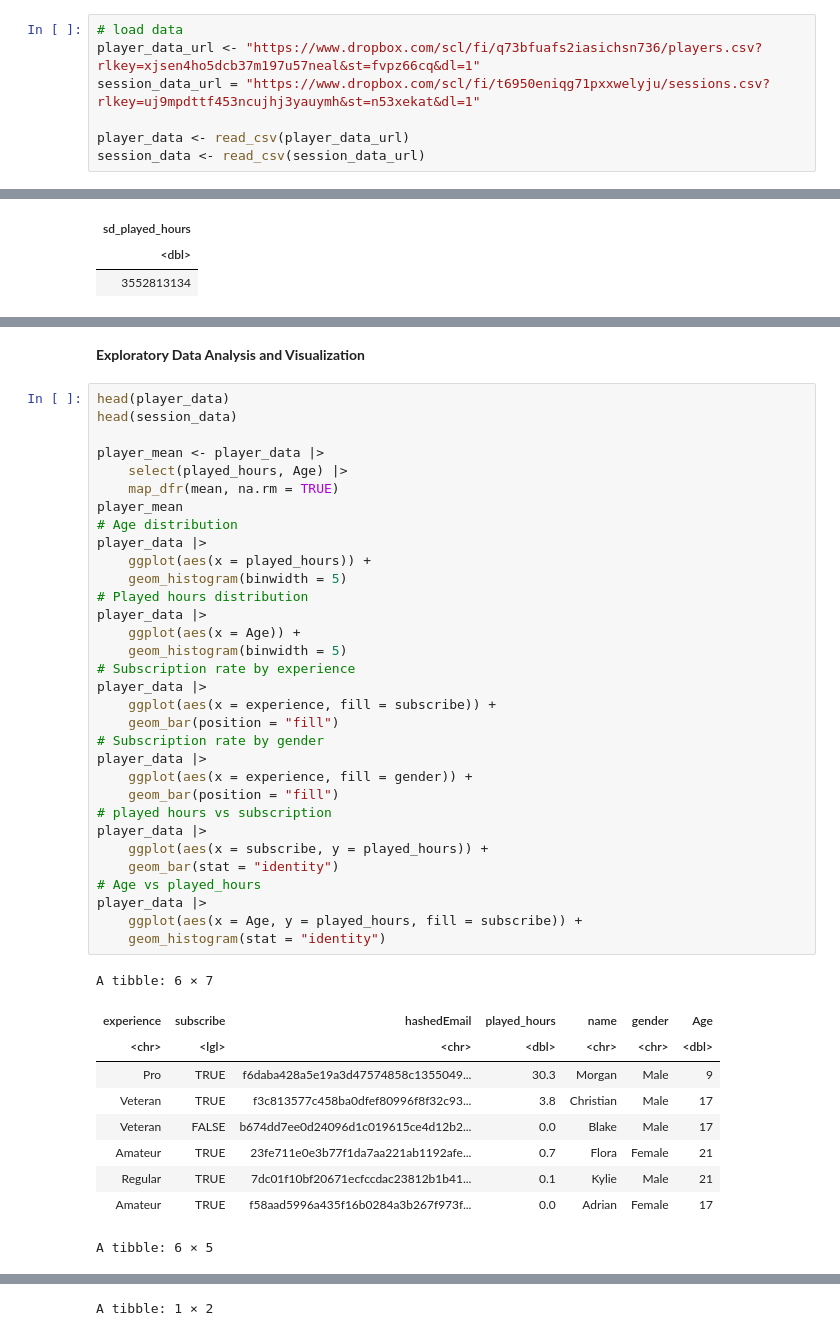
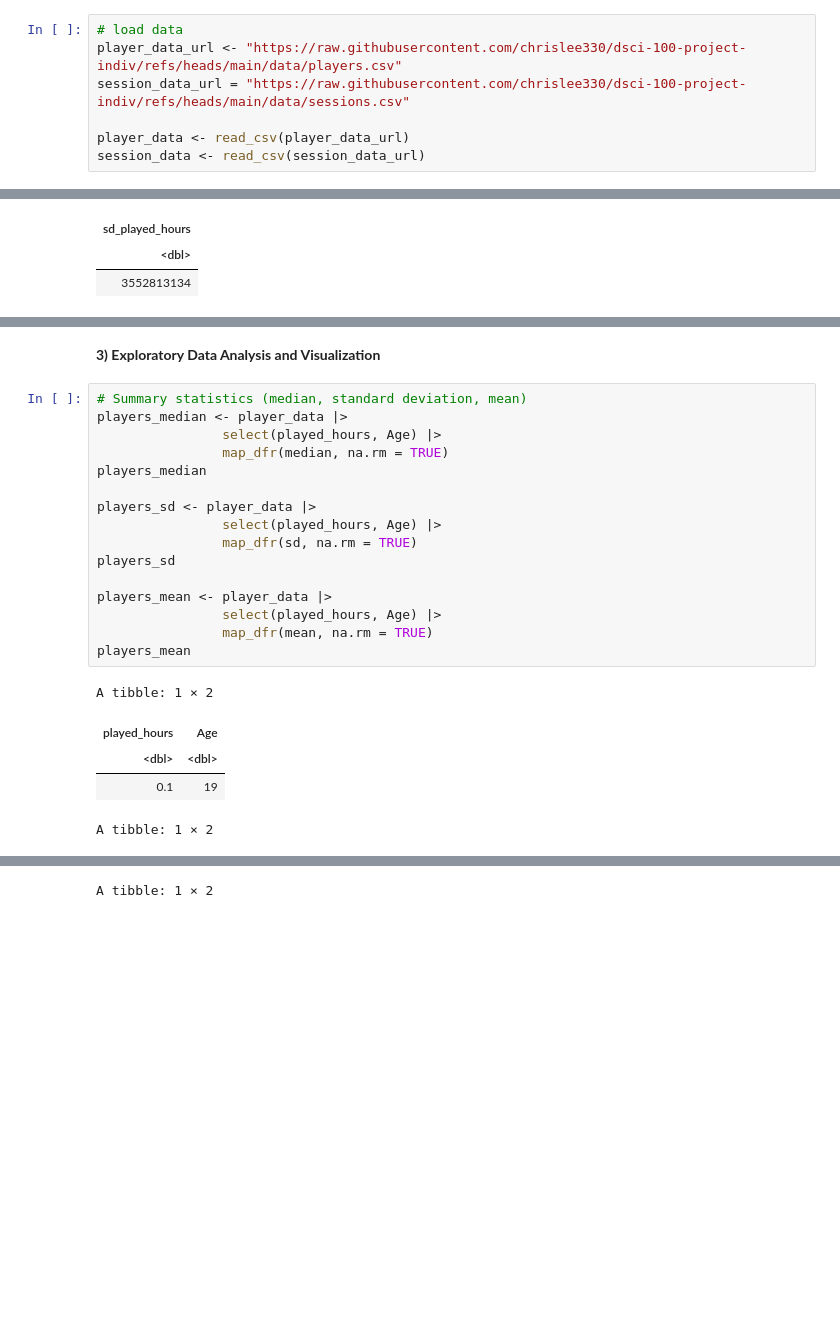
Before and after one commit to chrislee330/dsci-100-project-indiv, a Jupyter notebook: individual.ipynb, the cells around one changed output, grey strips where cells are left out. Cells and saved outputs as stored; diff of their text form; blank space fills up the shorter version.

```diff
--- a/individual.ipynb
+++ b/individual.ipynb
@@ -15,7 +19,7 @@ library(dplyr)
 # %%
 # load data
-player_data_url <- "https://www.dropbox.com/scl/fi/q73bfuafs2iasichsn736/players.csv?rlkey=xjsen4ho5dcb37m197u57neal&st=fvpz66cq&dl=1"
-session_data_url = "https://www.dropbox.com/scl/fi/t6950eniqg71pxxwelyju/sessions.csv?rlkey=uj9mpdttf453ncujhj3yauymh&st=n53xekat&dl=1"
+player_data_url <- "https://raw.githubusercontent.com/chrislee330/dsci-100-project-indiv/refs/heads/main/data/players.csv"
+session_data_url = "https://raw.githubusercontent.com/chrislee330/dsci-100-project-indiv/refs/heads/main/data/sessions.csv"
 
 player_data <- read_csv(player_data_url)
 session_data <- read_csv(session_data_url)
@@ -238,45 +220,24 @@ After cleaning the data, I can apply a classification method to predict `subscri
 # %% [markdown]
-**Exploratory Data Analysis and Visualization**
+**3) Exploratory Data Analysis and Visualization**
 # %%
-head(player_data)
-head(session_data)
+# Summary statistics (median, standard deviation, mean)
+players_median <- player_data |>
+                select(played_hours, Age) |>
+                map_dfr(median, na.rm = TRUE)
+players_median
 
-player_mean <- player_data |>
-    select(played_hours, Age) |>
-    map_dfr(mean, na.rm = TRUE)
-player_mean
-# Age distribution
-player_data |>
-    ggplot(aes(x = played_hours)) +
-    geom_histogram(binwidth = 5)
-# Played hours distribution
-player_data |>
-    ggplot(aes(x = Age)) +
-    geom_histogram(binwidth = 5)
-# Subscription rate by experience
-player_data |>
-    ggplot(aes(x = experience, fill = subscribe)) +
-    geom_bar(position = "fill")
-# Subscription rate by gender
-player_data |>
-    ggplot(aes(x = experience, fill = gender)) +
-    geom_bar(position = "fill")
-# played hours vs subscription
-player_data |>
-    ggplot(aes(x = subscribe, y = played_hours)) +
-    geom_bar(stat = "identity")
-# Age vs played_hours
-player_data |>
-    ggplot(aes(x = Age, y = played_hours, fill = subscribe)) +
-    geom_histogram(stat = "identity")
+players_sd <- player_data |>
+                select(played_hours, Age) |>
+                map_dfr(sd, na.rm = TRUE)
+players_sd
+
+players_mean <- player_data |>
+                select(played_hours, Age) |>
+                map_dfr(mean, na.rm = TRUE)
+players_mean
 # %% [output]
-A tibble: 6 × 7
+A tibble: 1 × 2
-| experience | subscribe | hashedEmail | played_hours | name | gender | Age |
-| <chr> | <lgl> | <chr> | <dbl> | <chr> | <chr> | <dbl> |
-| Pro | TRUE | f6daba428a5e19a3d47574858c1355049... | 30.3 | Morgan | Male | 9 |
-| Veteran | TRUE | f3c813577c458ba0dfef80996f8f32c93... | 3.8 | Christian | Male | 17 |
-| Veteran | FALSE | b674dd7ee0d24096d1c019615ce4d12b2... | 0.0 | Blake | Male | 17 |
-| Amateur | TRUE | 23fe711e0e3b77f1da7aa221ab1192afe... | 0.7 | Flora | Female | 21 |
-| Regular | TRUE | 7dc01f10bf20671ecfccdac23812b1b41... | 0.1 | Kylie | Male | 21 |
-| Amateur | TRUE | f58aad5996a435f16b0284a3b267f973f... | 0.0 | Adrian | Female | 17 |
+| played_hours | Age |
+| <dbl> | <dbl> |
+| 0.1 | 19 |
-A tibble: 6 × 5
+A tibble: 1 × 2
```
Also changed, not shown: parts of 13 cells of this notebook.
